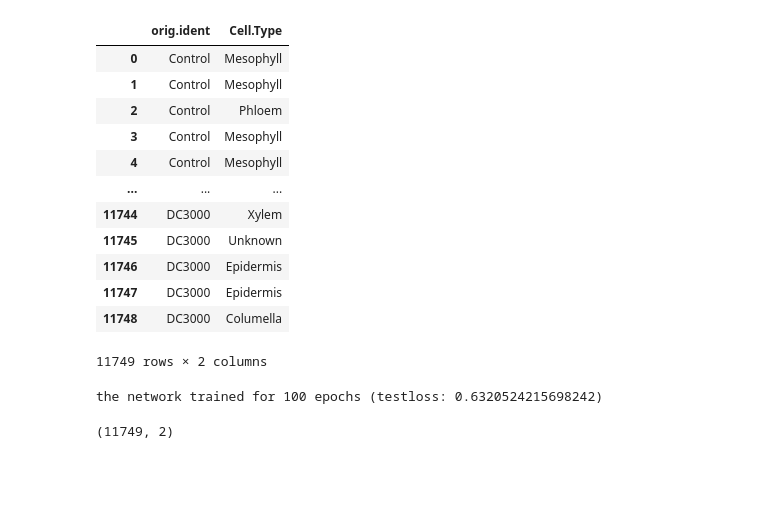
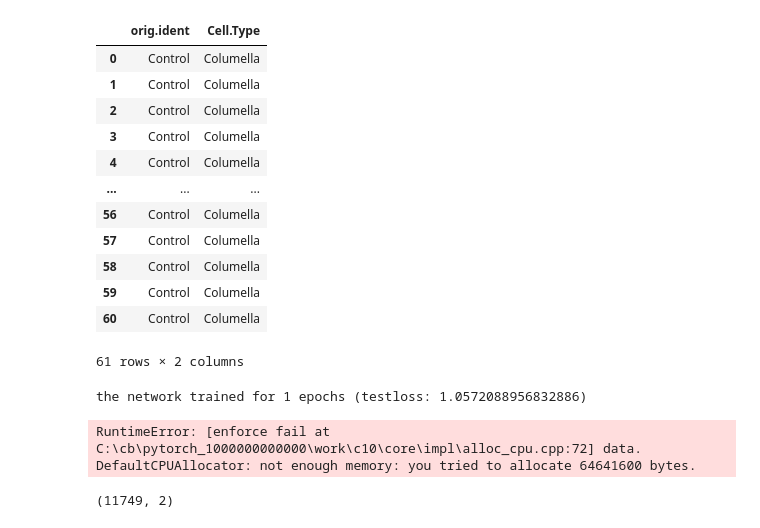
Before and after one commit to uab-fusion-lab/scGeneRAI, a Jupyter notebook: example.ipynb, the cells around one changed output. Cells and saved outputs as stored; diff of their text form; code cells hidden in the pictures; blank space fills up the shorter version.

```diff
--- a/example.ipynb
+++ b/example.ipynb
@@ -16,0 +23,5 @@ ex_data_descriptors = filtered_raw.iloc[:,[2,12]]
+# %%
+raw = pd.read_csv('../scGeneRAI/data/sorted_data.csv')
+ex_data = raw.iloc[:,2:]
+ex_data_descriptors = raw.iloc[:,:2]
+ex_data_descriptors
@@ -38,22 +63,22 @@ ex_data
 # %%
-ex_data_descriptors
+ex_data_descriptors.iloc[:61,:]
 # %% [output]
 |  | orig.ident | Cell.Type |
-| 0 | Control | Mesophyll |
-| 1 | Control | Mesophyll |
-| 2 | Control | Phloem |
-| 3 | Control | Mesophyll |
-| 4 | Control | Mesophyll |
+| 0 | Control | Columella |
+| 1 | Control | Columella |
+| 2 | Control | Columella |
+| 3 | Control | Columella |
+| 4 | Control | Columella |
 | ... | ... | ... |
-| 11744 | DC3000 | Xylem |
-| 11745 | DC3000 | Unknown |
-| 11746 | DC3000 | Epidermis |
-| 11747 | DC3000 | Epidermis |
-| 11748 | DC3000 | Columella |
+| 56 | Control | Columella |
+| 57 | Control | Columella |
+| 58 | Control | Columella |
+| 59 | Control | Columella |
+| 60 | Control | Columella |
-11749 rows × 2 columns
+61 rows × 2 columns
 # %%
 model = scGeneRAI.scGeneRAI()
 # %%
-model.fit(ex_data, nepochs = 1, model_depth =2, descriptors = ex_data_descriptors, early_stopping=True, device_name = torch.device('cuda'))
+model.fit(ex_data, nepochs = 1, model_depth =2, descriptors = ex_data_descriptors, early_stopping=False, device_name = torch.device('cuda'))
 # %% [output]
-the network trained for 100 epochs (testloss: 0.6320524215698242)
+the network trained for 1 epochs (testloss: 1.0572088956832886)
@@ -60,5 +87,7 @@ the network trained for 100 epochs (testloss: 0.6320524215698242)
 # %%
-model.predict_networks(ex_data.iloc[:50,:], descriptors = ex_data_descriptors.iloc[:50,:], PATH = '.')
+model.predict_networks(ex_data.iloc[:61,:], descriptors = ex_data_descriptors.iloc[:61,:], PATH = '.', device_name = torch.device('cuda'))
+# %% [output]
+RuntimeError: [enforce fail at C:\cb\pytorch_1000000000000\work\c10\core\impl\alloc_cpu.cpp:72] data. DefaultCPUAllocator: not enough memory: you tried to allocate 64641600 bytes.
 # %%
 ex_data_descriptors.shape
 # %% [output]
```
Also changed, not shown: parts of 4 cells of this notebook.
